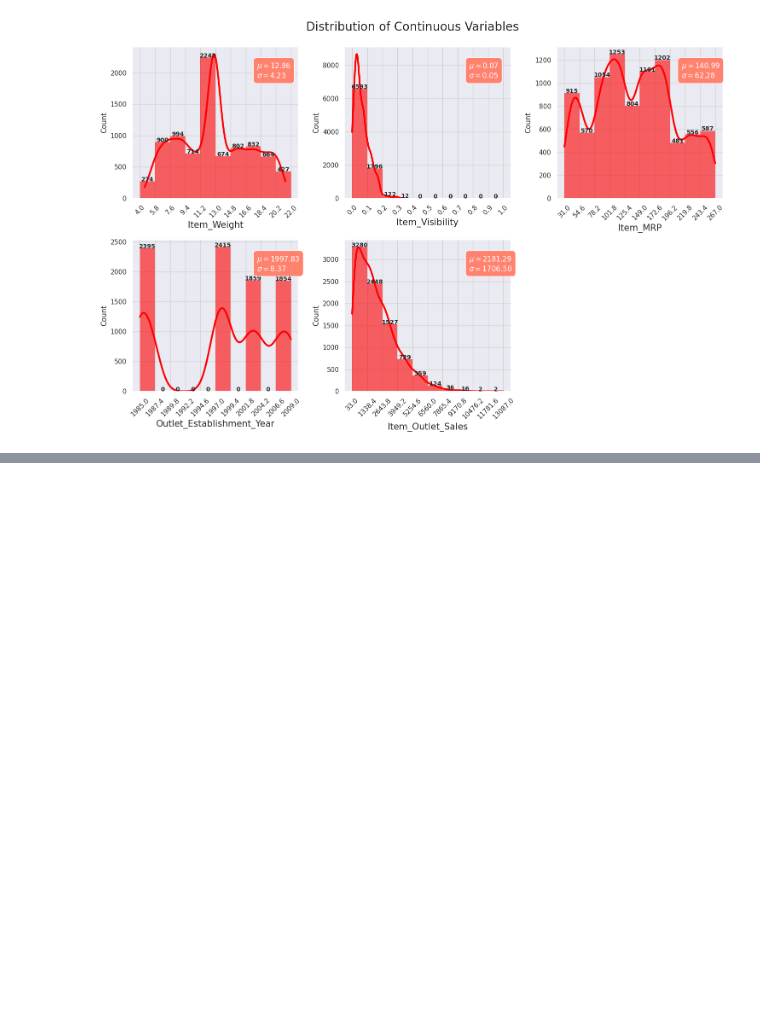
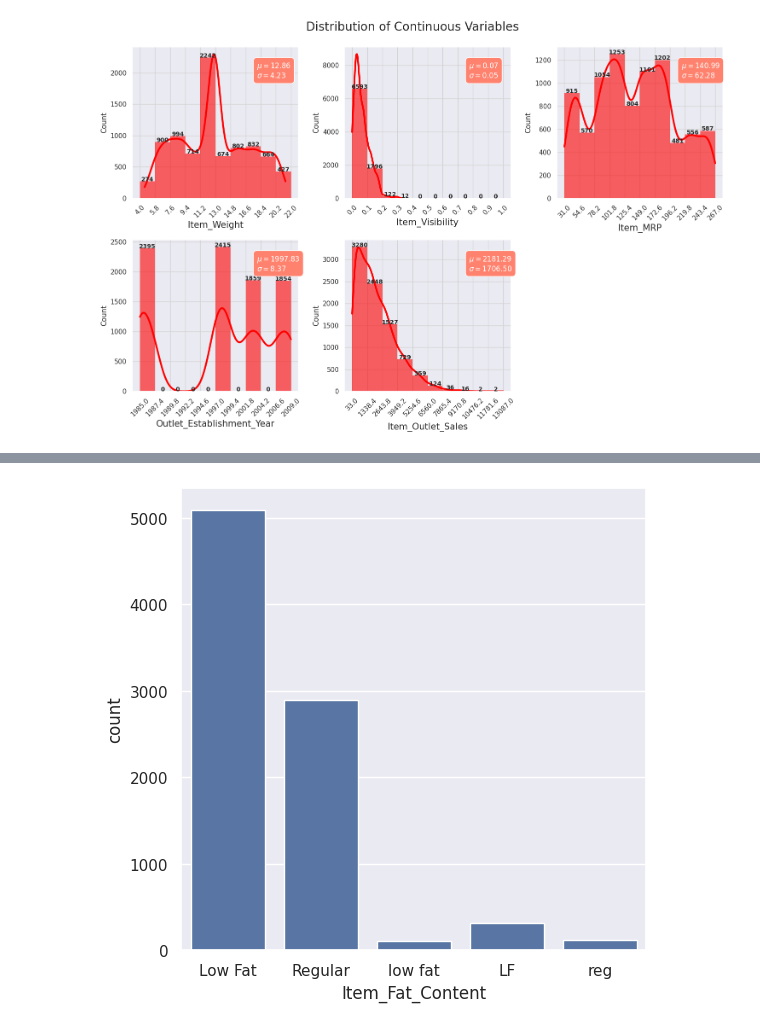
Before and after one commit to hkumi/Be12pp-simulation, a Jupyter notebook: Project_12__Big_Mart_Sales.ipynb, the cells around one changed output, grey strips where cells are left out. Saved outputs shown, nothing was run; the diff lists cells and outputs as text; code cells hidden in the pictures; blank space fills up the shorter version.

```diff
--- a/Project_12__Big_Mart_Sales.ipynb
+++ b/Project_12__Big_Mart_Sales.ipynb
@@ -272,0 +279,6 @@ plt.show()
+# %%
+plt.figure(figsize=(6,6))
+sns.countplot(x ='Item_Fat_Content',data=train_dataset)
+plt.show()
+# %% [output]
+[figure, added]
```
Also changed, not shown: parts of 25 cells of this notebook.
